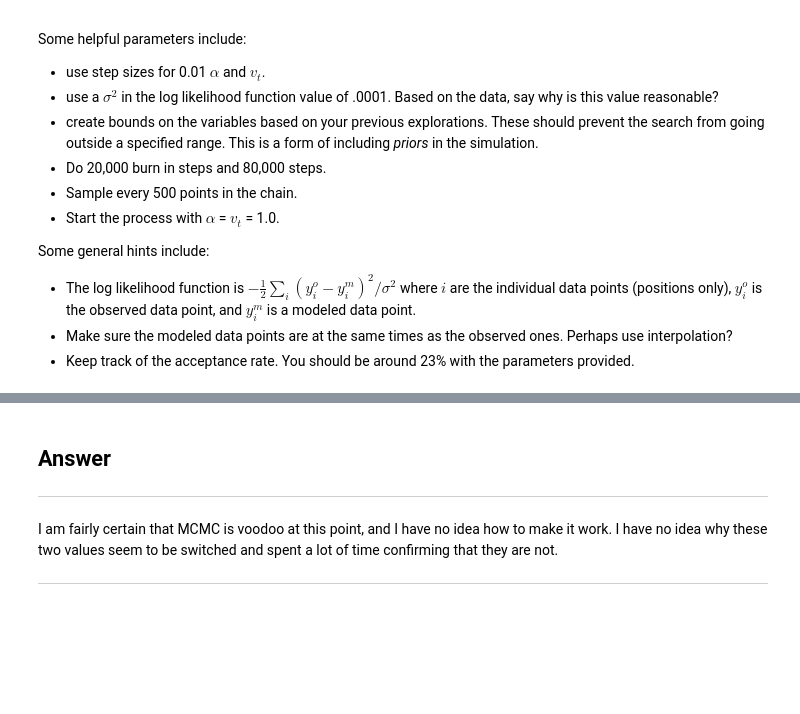
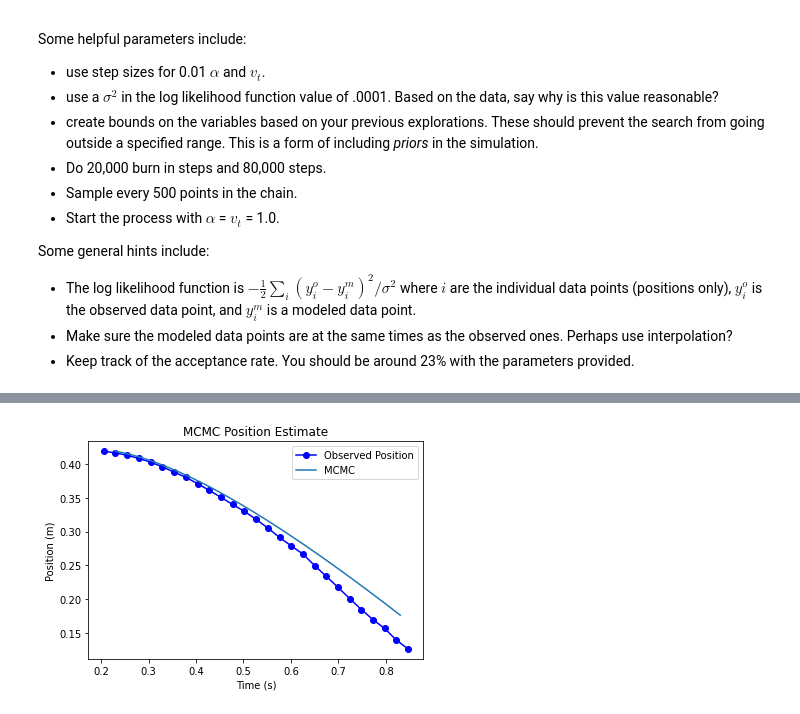
Before and after one commit to DaithiMartin/Simulation_Modeling_CSCI-577, a Jupyter notebook: Week_7_1Dim_Newtonian_Physics/Coffee Filter-Student.ipynb, the cells around one changed output, grey strips where cells are left out. Saved outputs shown, nothing was run; the diff lists cells and outputs as text; code cells hidden in the pictures; blank space fills up the shorter version.

```diff
--- a/Week_7_1Dim_Newtonian_Physics/Coffee Filter-Student.ipynb
+++ b/Week_7_1Dim_Newtonian_Physics/Coffee Filter-Student.ipynb
@@ -549,7 +559,21 @@ plt.show()
-# %% [markdown]
-## Answer
----
-I am fairly certain that MCMC is voodoo at this point, and I have no idea how to make it work.
-I have no idea why these two values seem to be switched and spent a lot of time confirming that they are not.
-
----
+# %%
+d_t = 0.01
+g = np.array(9.8)
+v_0 = velocity[0]
+y_0 = position[0]
+y = np.array((y_0, v_0))
+t_span = (time[1], time[-2])
+
+t, y_MCMC = solve_ode(general_air_drag, t_span, y, EulerRichardson, [g, np.mean(alpha), np.mean(term_v)], first_step=d_t)
+
+MCMC_pos = y_MCMC[:, 0]
+
+plt.title("MCMC Position Estimate")
+plt.xlabel("Time (s)")
+plt.ylabel("Position (m)")
+plt.plot(time, position, 'bo-', label="Observed Position")
+plt.plot(t, MCMC_pos, label="MCMC")
+plt.legend()
+plt.show()
+# %% [output]
+[figure, added]
```
Also changed, not shown: parts of 7 cells of this notebook, 1 other file.
